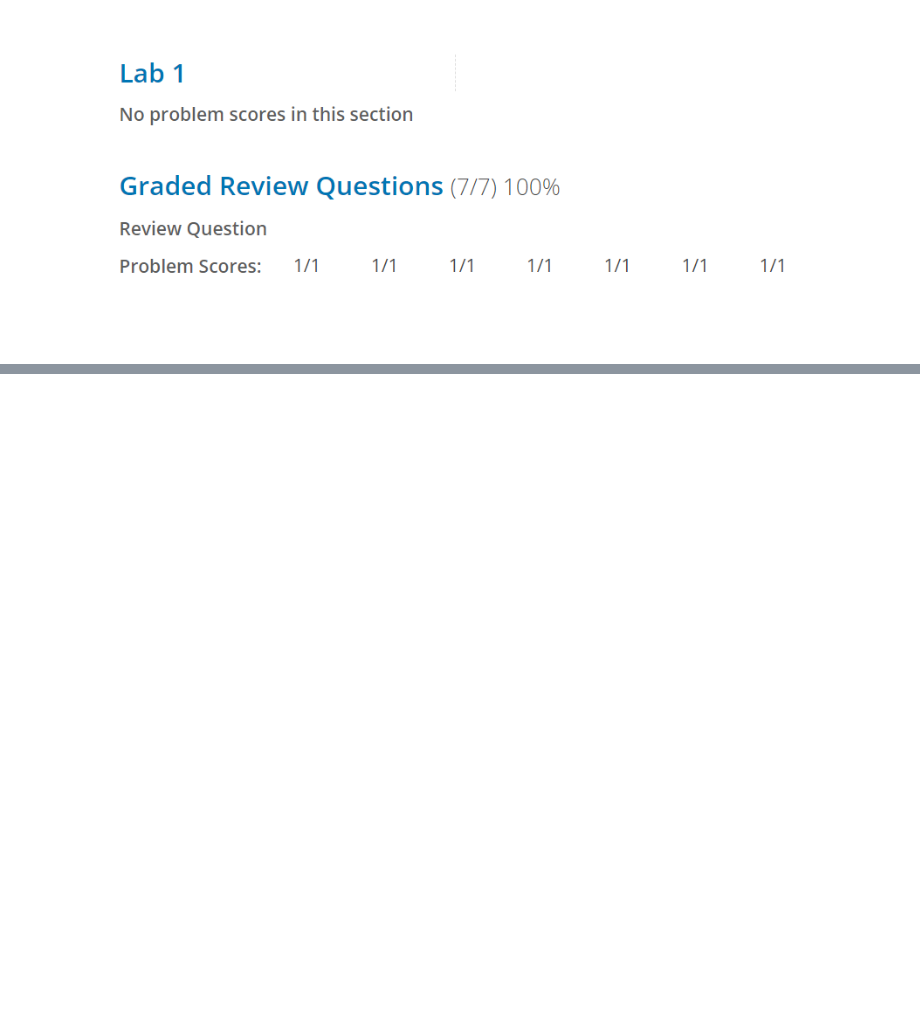
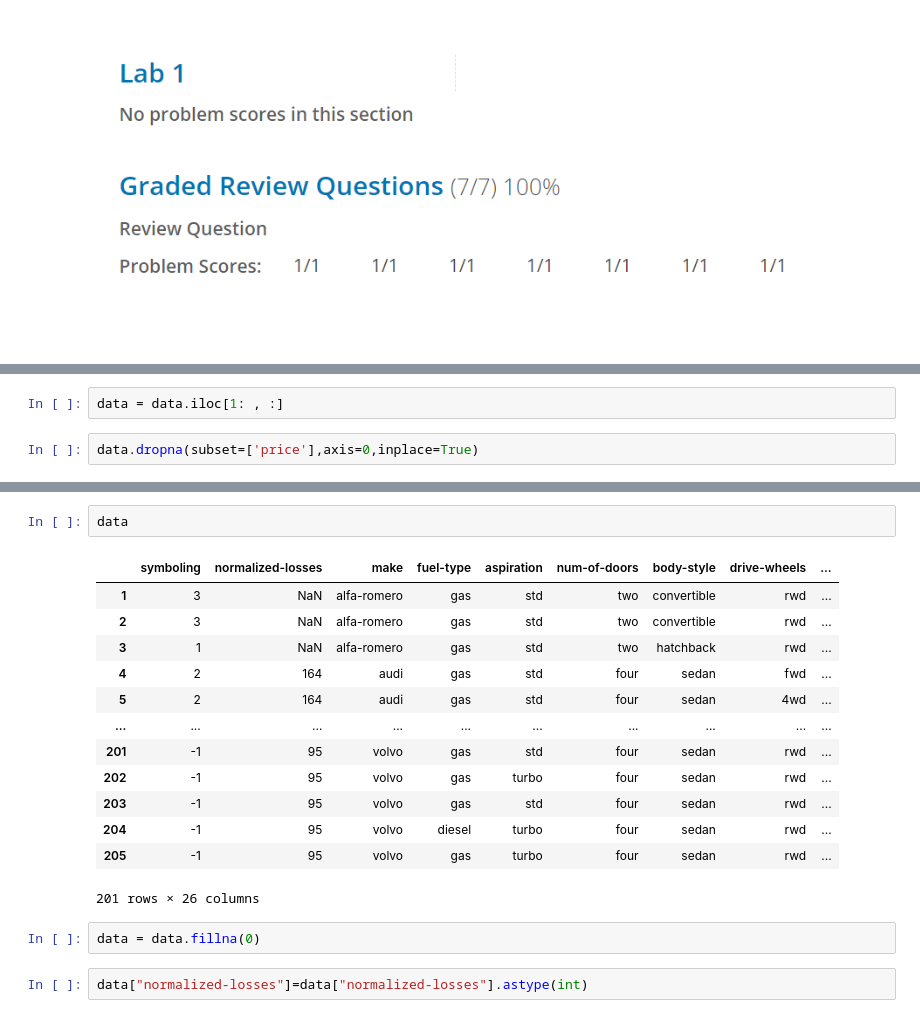
Before and after one commit to PosgradoMNA/actividades-de-aprendizaje-lauramh018, a Jupyter notebook: Data_Analysis_with_python.ipynb, the cells around one changed output, grey strips where cells are left out. Saved outputs shown, nothing was run; the diff lists cells and outputs as text; blank space fills up the shorter version.

```diff
--- a/Data_Analysis_with_python.ipynb
+++ b/Data_Analysis_with_python.ipynb
@@ -103,0 +113,4 @@ Image(filename='grades.png')
+# %%
+data = data.iloc[1: , :]
+# %%
+data.dropna(subset=['price'],axis=0,inplace=True)
@@ -103,0 +137,20 @@ Image(filename='grades.png')
+# %%
+data
+# %% [output]
+|  | symboling | normalized-losses | make | fuel-type | aspiration | num-of-doors | body-style | drive-wheels | ... |
+| 1 | 3 | NaN | alfa-romero | gas | std | two | convertible | rwd | ... |
+| 2 | 3 | NaN | alfa-romero | gas | std | two | convertible | rwd | ... |
+| 3 | 1 | NaN | alfa-romero | gas | std | two | hatchback | rwd | ... |
+| 4 | 2 | 164 | audi | gas | std | four | sedan | fwd | ... |
+| 5 | 2 | 164 | audi | gas | std | four | sedan | 4wd | ... |
+| ... | ... | ... | ... | ... | ... | ... | ... | ... | ... |
+| 201 | -1 | 95 | volvo | gas | std | four | sedan | rwd | ... |
+| 202 | -1 | 95 | volvo | gas | turbo | four | sedan | rwd | ... |
+| 203 | -1 | 95 | volvo | gas | std | four | sedan | rwd | ... |
+| 204 | -1 | 95 | volvo | diesel | turbo | four | sedan | rwd | ... |
+| 205 | -1 | 95 | volvo | gas | turbo | four | sedan | rwd | ... |
+201 rows × 26 columns
+# %%
+data = data.fillna(0)
+# %%
+data["normalized-losses"]=data["normalized-losses"].astype(int)
```
Also changed, not shown: parts of 25 cells of this notebook.
